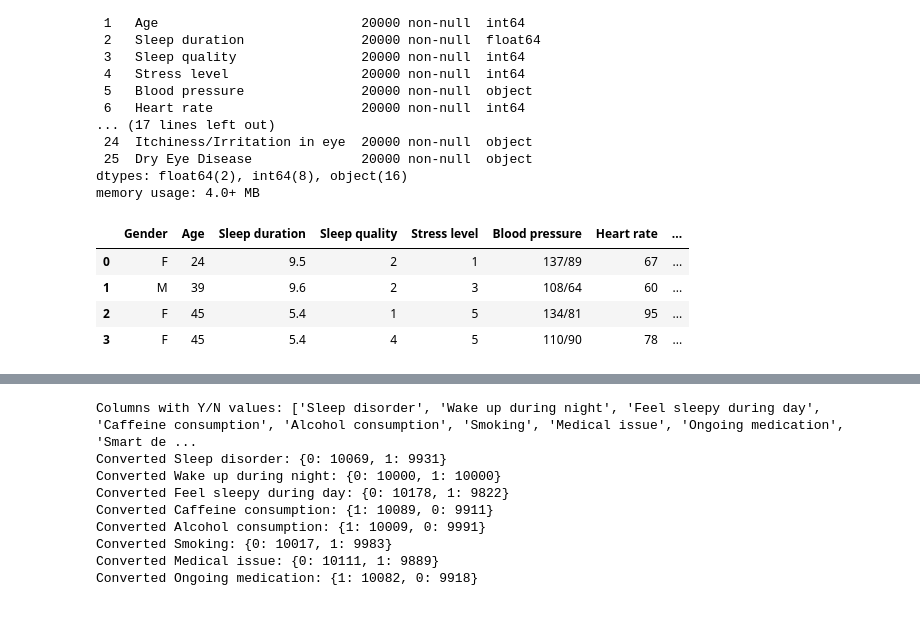
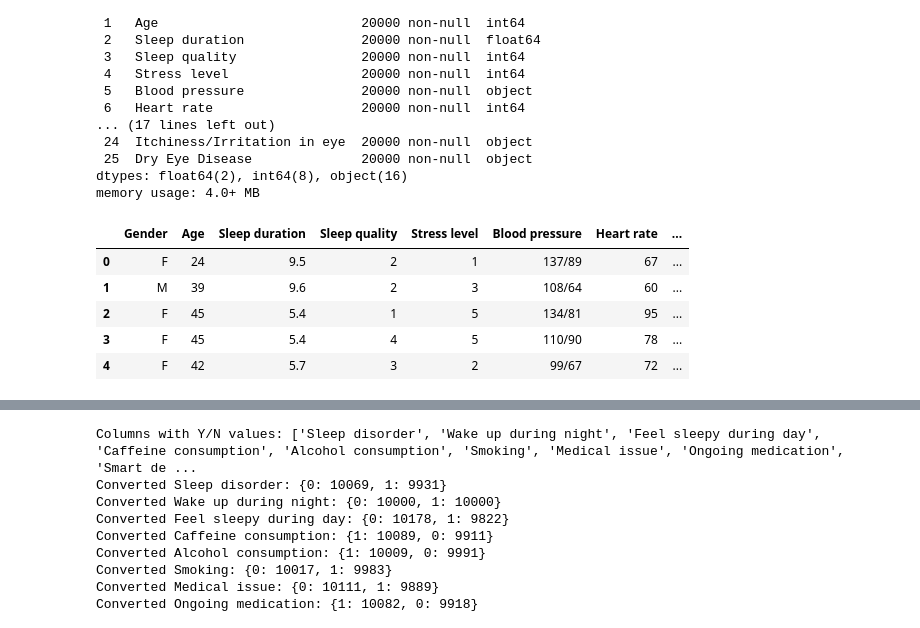
Before and after one commit to adialyssa/Dry-Eye-Disease-Pre-Processing, a Jupyter notebook: dry_eye_dataset(Pre-Processing).ipynb, the cells around one changed output, grey strips where cells are left out. Saved outputs shown, nothing was run; the diff lists cells and outputs as text; code cells hidden in the pictures.

```diff
--- a/dry_eye_dataset(Pre-Processing).ipynb
+++ b/dry_eye_dataset(Pre-Processing).ipynb
@@ -7,5 +13,5 @@ import seaborn as sns
 # %%
-df = pd.read_csv("Dry_Eye_Dataset.csv")
+df = pd.read_csv("Dry_Eye_Dataset_raw.csv")
 # %%
 df.info()
 # Displays we have 26 columns
@@ -60,10 +89,12 @@ Data columns (total 26 columns):
 dtypes: float64(2), int64(8), object(16)
 memory usage: 4.0+ MB
 # %%
-df_PP.head(4)
+# Display the first 5 rows of the dataframe
+df_PP.head()
 # %% [output]
 |  | Gender | Age | Sleep duration | Sleep quality | Stress level | Blood pressure | Heart rate | ... |
 | 0 | F | 24 | 9.5 | 2 | 1 | 137/89 | 67 | ... |
 | 1 | M | 39 | 9.6 | 2 | 3 | 108/64 | 60 | ... |
 | 2 | F | 45 | 5.4 | 1 | 5 | 134/81 | 95 | ... |
 | 3 | F | 45 | 5.4 | 4 | 5 | 110/90 | 78 | ... |
+| 4 | F | 42 | 5.7 | 3 | 2 | 99/67 | 72 | ... |
```
Also changed, not shown: parts of 28 cells of this notebook.
